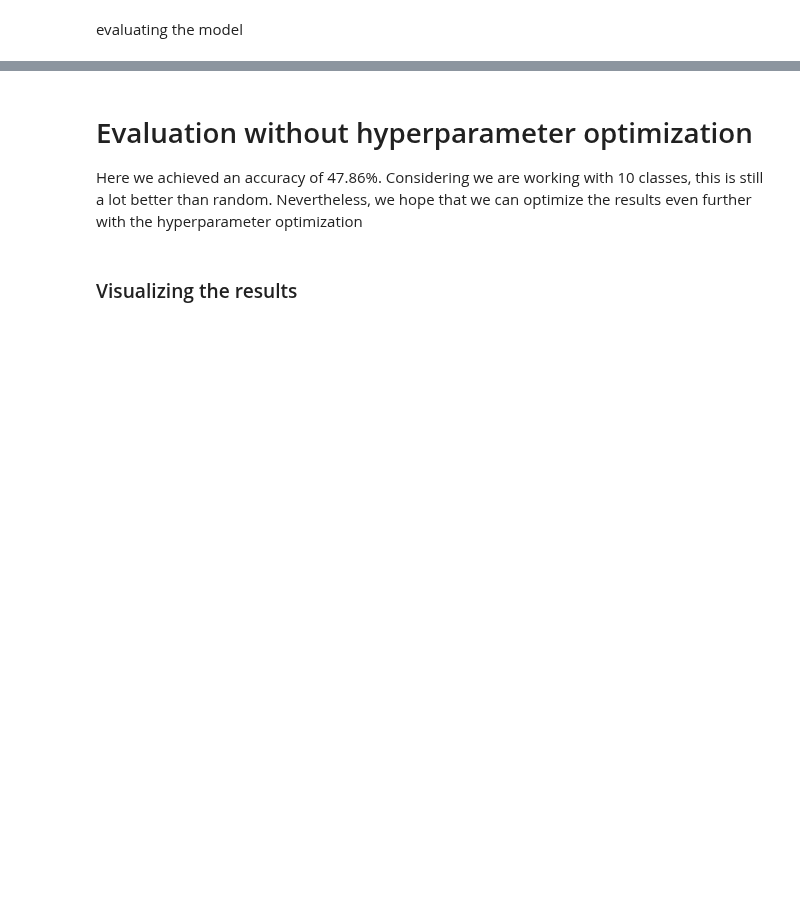
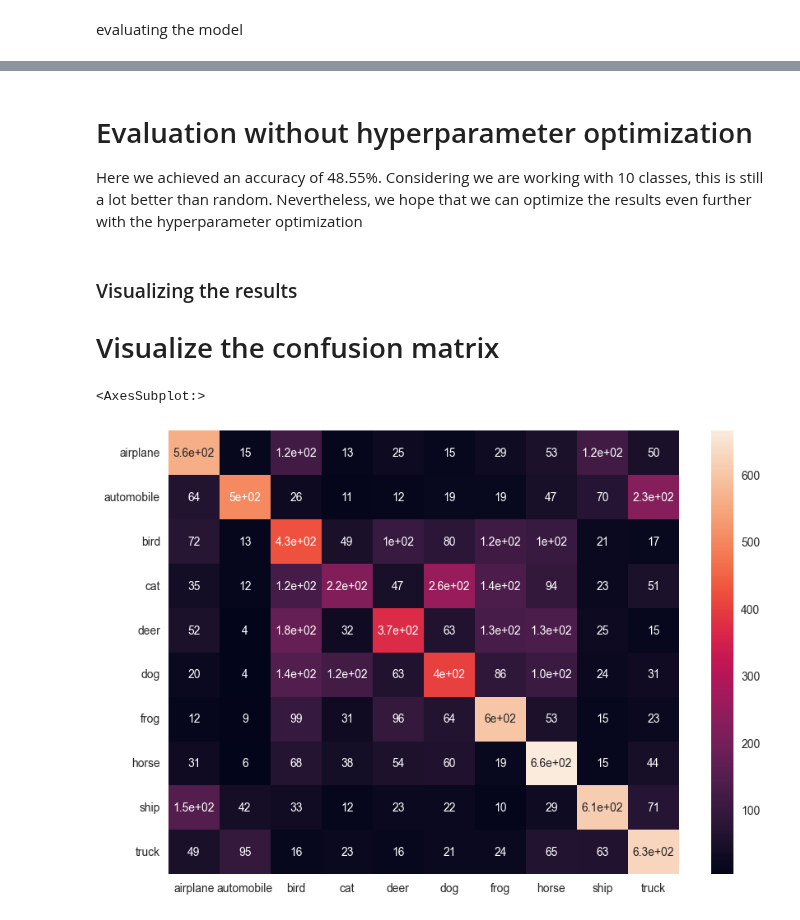
Before and after one commit to FreddieHorn/CudaVisionWS23, a Jupyter notebook: Assignment1/assignment_1.ipynb, the cells around one changed output, grey strips where cells are left out. Cells and saved outputs as stored; diff of their text form; code cells hidden in the pictures; blank space fills up the shorter version.

Commit message:
finished visualization stuff

```diff
--- a/Assignment1/assignment_1.ipynb
+++ b/Assignment1/assignment_1.ipynb
@@ -242,8 +227,51 @@ Test accuracy: 47.86%
 # %% [markdown]
 # Evaluation without hyperparameter optimization
-Here we achieved an accuracy of 47.86%. Considering we are working with 10 classes, this is still a lot better than random. Nevertheless, we hope that we can optimize the results even further with the hyperparameter optimization
+Here we achieved an accuracy of 48.55%. Considering we are working with 10 classes, this is still a lot better than random. Nevertheless, we hope that we can optimize the results even further with the hyperparameter optimization
 # %% [markdown]
 ### Visualizing the results
+
+# Visualize the confusion matrix
+# %%
+y_true = None
+y_pred = None
+
+for imgs, labels in testloader:
+
+    #everything needs to be on the same device
+    imgs = imgs.to(device)
+    labels = labels.to(device)
+
+    # forward pass
+    flattened_imgs = imgs.flatten(start_dim=1)
+    preds = model(flattened_imgs)
+    pred_labels = torch.argmax(preds, dim=-1)
+
+
+    # collect predictions and labels into one array (mainly for the confusion matrix)
+    if y_true is None:
+        y_true = labels.clone()
+    else:
+        y_true = torch.cat((y_true, labels), dim = 0)
+
+    if y_pred is None:
+        y_pred = pred_labels
+    else:
+        y_pred = torch.cat((y_pred, pred_labels), dim = 0)
+# %%
+from sklearn.metrics import confusion_matrix
+import pandas as pd
+import seaborn as sns
+
+
+matrix = confusion_matrix(y_true, y_pred)
+
+df_cm = pd.DataFrame(matrix, index = [i for i in ['airplane', 'automobile', 'bird', 'cat', 'deer', 'dog', 'frog', 'horse', 'ship', 'truck']], columns = [i for i in ['airplane', 'automobile', 'bird', 'cat', 'deer', 'dog', 'frog', 'horse', 'ship', 'truck']])
+
+plt.figure(figsize = (10,7))
+sns.heatmap(df_cm, annot=True)
+# %% [output]
+<AxesSubplot:>
+[figure, added]
 # %%
 def smooth(f, K=5):
     """ Smoothing a function using a low-pass filter (mean) of size K """
```
Also changed, not shown: parts of 10 cells of this notebook.
